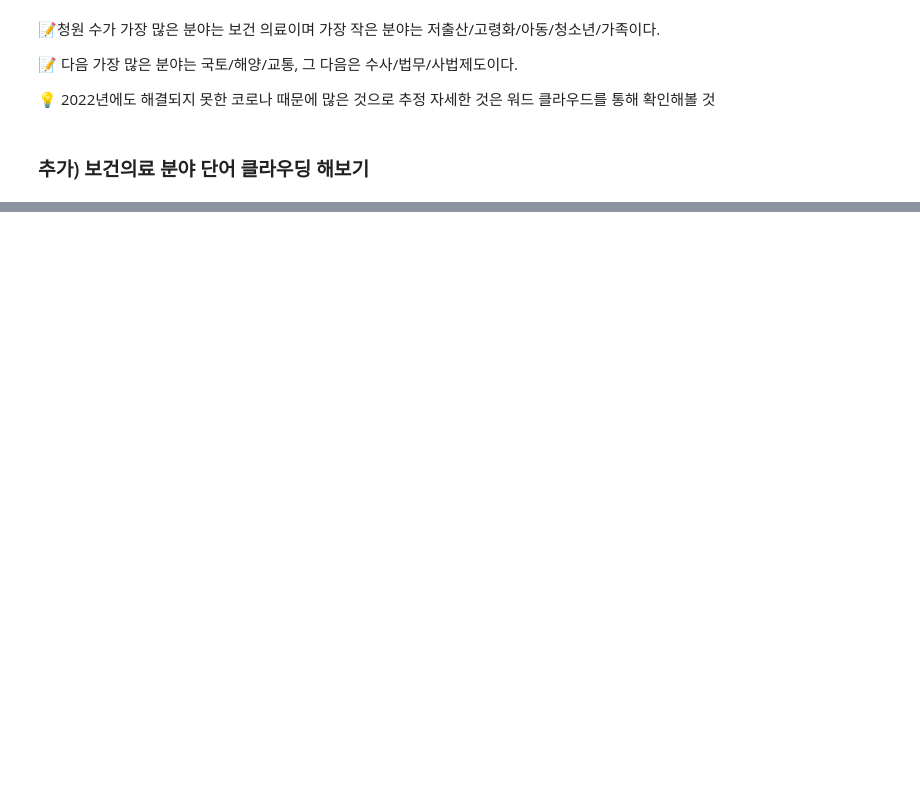
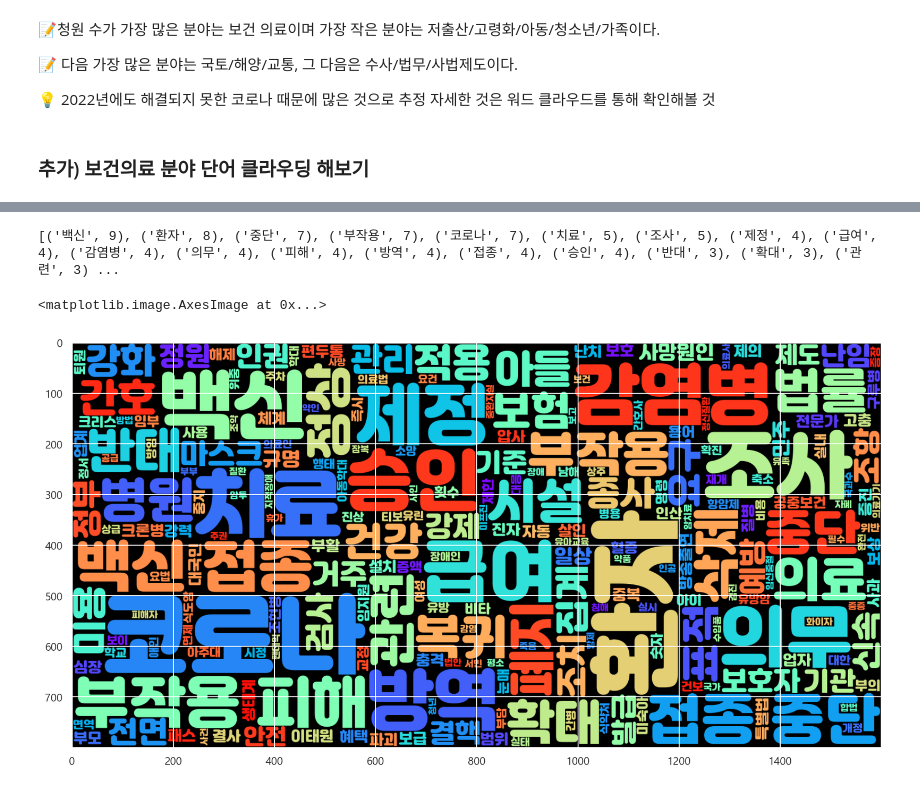
Before and after one commit to woOONi/AiSchool8_1team, a Jupyter notebook: miniproject_petit.ipynb, the cells around one changed output, grey strips where cells are left out. Saved outputs shown, nothing was run; the diff lists cells and outputs as text; code cells hidden in the pictures; blank space fills up the shorter version.

```diff
--- a/miniproject_petit.ipynb
+++ b/miniproject_petit.ipynb
@@ -459,0 +440,18 @@ KeyError: 'count'
+# %%
+stop_words =['있다','있습니다','있는','하는','것이다','밝혔다','위해','대해','했다',
+               '따르면','청원','것으로','말했다','지원','국민','삭감','촉구','금지', '요청']
+
+df_w = df.copy()
+from collections import Counter
+from wordcloud import WordCloud
+from konlpy.tag import Okt
+import nltk
+
+tokenizer = Okt()
+kor_text = '...'
+# print(tokenizer.nouns(kor_text))
+df_w['tokenized'] = df_w['청원 제목'].apply(tokenizer.nouns)
+df_w['tokenized'] = df_w['tokenized'].apply(lambda x: [item for item in x if item not in stop_words and len(item) > 1])
+
+health_petit = np.hstack(df_w[df_w['청원 분야']=='보건의료']['tokenized'].values)
+health_petit
@@ -459,0 +476,13 @@ KeyError: 'count'
+# %%
+health_petit_word_count = Counter(health_petit)
+print(health_petit_word_count.most_common(20))
+# %% [output]
+[('백신', 9), ('환자', 8), ('중단', 7), ('부작용', 7), ('코로나', 7), ('치료', 5), ('조사', 5), ('제정', 4), ('급여', 4), ('감염병', 4), ('의무', 4), ('피해', 4), ('방역', 4), ('접종', 4), ('승인', 4), ('반대', 3), ('확대', 3), ('관련', 3) ...
+# %%
+plt.figure(figsize = (15,15))
+temp_data = ' '.join(health_petit)
+wc = WordCloud(max_words = 2000 , width = 1600 , height = 800, font_path = 'Jalnan.ttf',colormap='rainbow').generate(temp_data)
+plt.imshow(wc, interpolation = 'bilinear')
+# %% [output]
+<matplotlib.image.AxesImage at 0x...>
+[figure, added]
```
Also changed, not shown: parts of 14 cells of this notebook, 1 other file.
